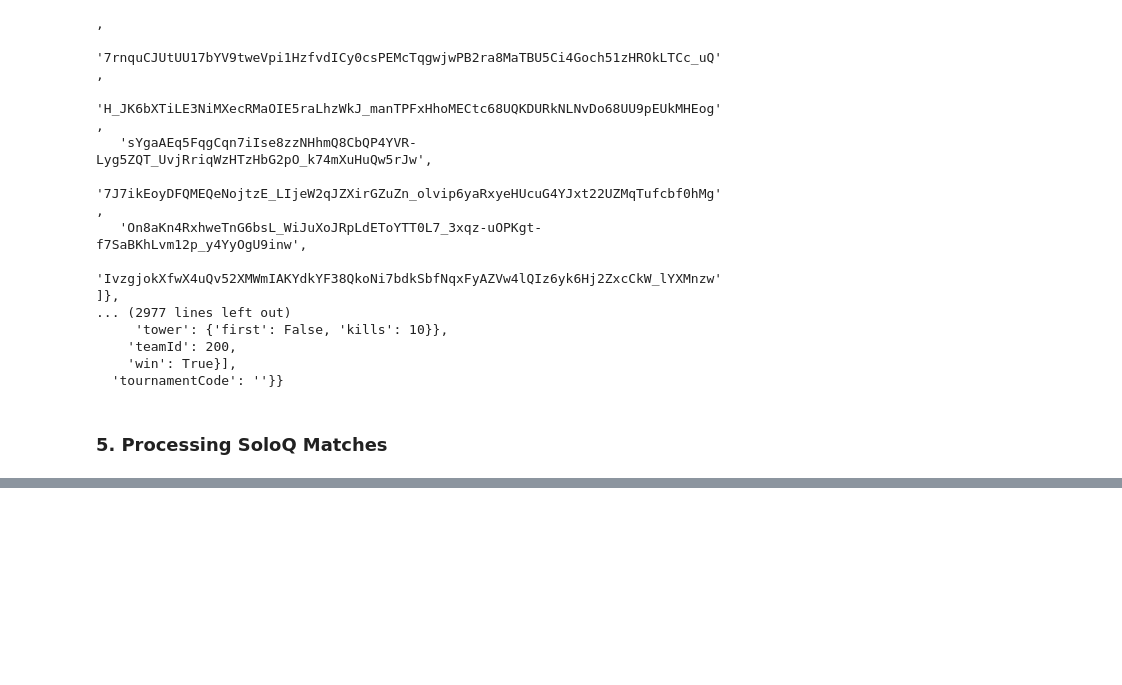
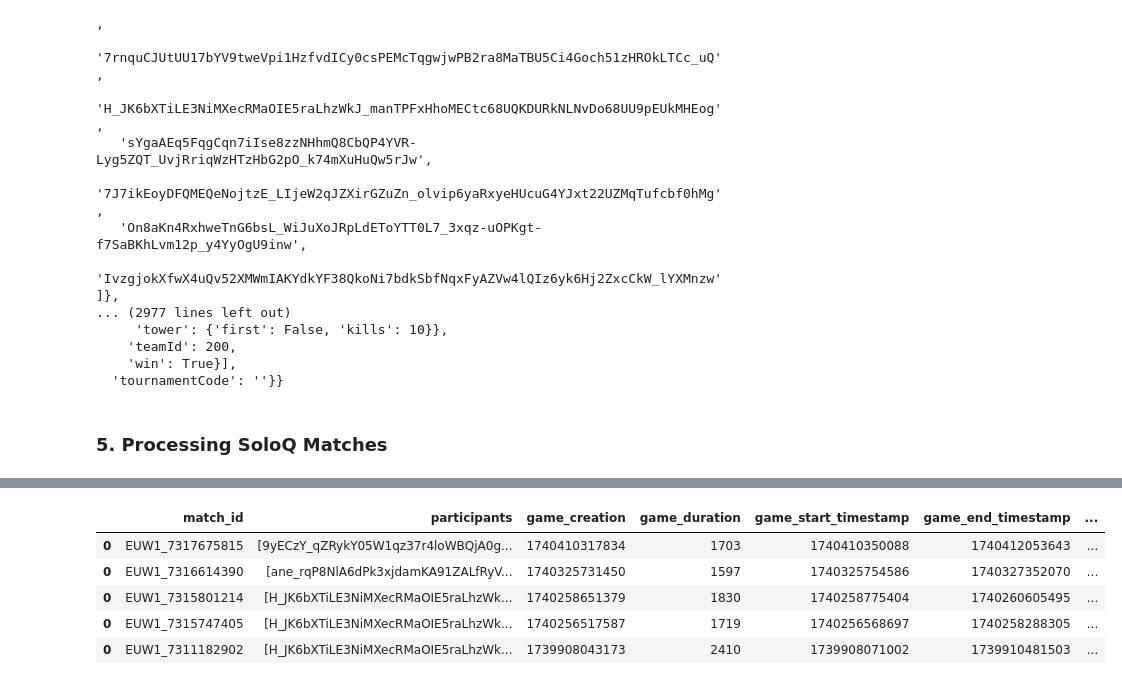
Before and after one commit to jjcachia/API-workspace, a Jupyter notebook: Learning/sandbox.ipynb, the cells around one changed output, grey strips where cells are left out. Cells and saved outputs as stored; diff of their text form; code cells hidden in the pictures; blank space fills up the shorter version.

```diff
--- a/Learning/sandbox.ipynb
+++ b/Learning/sandbox.ipynb
@@ -166,0 +357,52 @@ get_match_data_from_id(matchId, api_key)
+# %%
+perk = 'https://raw.communitydragon.org/latest/plugins/rcp-be-lol-game-data/global/default/v1/perks.json'
+perk_styles = 'https://raw.communitydragon.org/latest/plugins/rcp-be-lol-game-data/global/default/v1/perkstyles.json'
+
+perk_json = requests.get(perk).json()
+perk_styles_json = requests.get(perk_styles).json()
+# %%
+def json_extract(obj, key):
+
+    arr = []
+
+    def extract(obj, arr, key):
+        if isinstance(obj, dict):
+            for k, v in obj.items():
+                if k == key:
+                    arr.append(v)
+                elif isinstance(v, (dict, list)):
+                    extract(v, arr, key)
+        elif isinstance(obj, list):
+            for item in obj:
+                extract(item, arr, key)
+
+        return arr
+
+    values = extract(obj, arr, key)
+    return values
+# %%
+perk_ids = json_extract(perk_json, 'id')
+perk_names = json_extract(perk_json, 'name')
+
+# perk_dict = dict(map(lambda x, y: (x, y), perk_ids, perk_names))
+perk_dict = dict(zip(perk_ids, perk_names))
+
+
+perk_styles_ids = json_extract(perk_styles_json, 'id')
+perk_styles_names = json_extract(perk_styles_json, 'name')
+
+perk_styles_dict = dict(map(lambda x, y: (int(x), y), perk_styles_ids, perk_styles_names))
+# perk_styles_dict = dict(zip(perk_styles_ids, perk_styles_names))
+# %%
+pd.options.display.max_columns = 100
+
+df = df.replace(perk_dict).replace(perk_styles_dict)
+
+df
+# %% [output]
+|  | match_id | participants | game_creation | game_duration | game_start_timestamp | game_end_timestamp | ... |
+| 0 | EUW1_7317675815 | [9yECzY_qZRykY05W1qz37r4loWBQjA0g... | 1740410317834 | 1703 | 1740410350088 | 1740412053643 | ... |
+| 0 | EUW1_7316614390 | [ane_rqP8NlA6dPk3xjdamKA91ZALfRyV... | 1740325731450 | 1597 | 1740325754586 | 1740327352070 | ... |
+| 0 | EUW1_7315801214 | [H_JK6bXTiLE3NiMXecRMaOIE5raLhzWk... | 1740258651379 | 1830 | 1740258775404 | 1740260605495 | ... |
+| 0 | EUW1_7315747405 | [H_JK6bXTiLE3NiMXecRMaOIE5raLhzWk... | 1740256517587 | 1719 | 1740256568697 | 1740258288305 | ... |
+| 0 | EUW1_7311182902 | [H_JK6bXTiLE3NiMXecRMaOIE5raLhzWk... | 1739908043173 | 2410 | 1739908071002 | 1739910481503 | ... |
```
Also changed, not shown: parts of 6 cells of this notebook.
